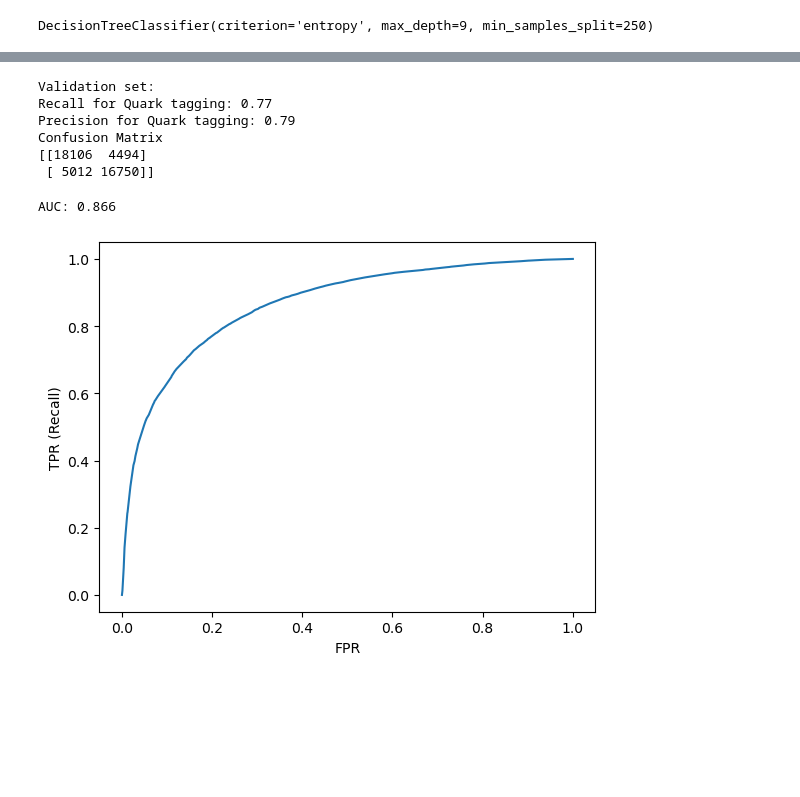
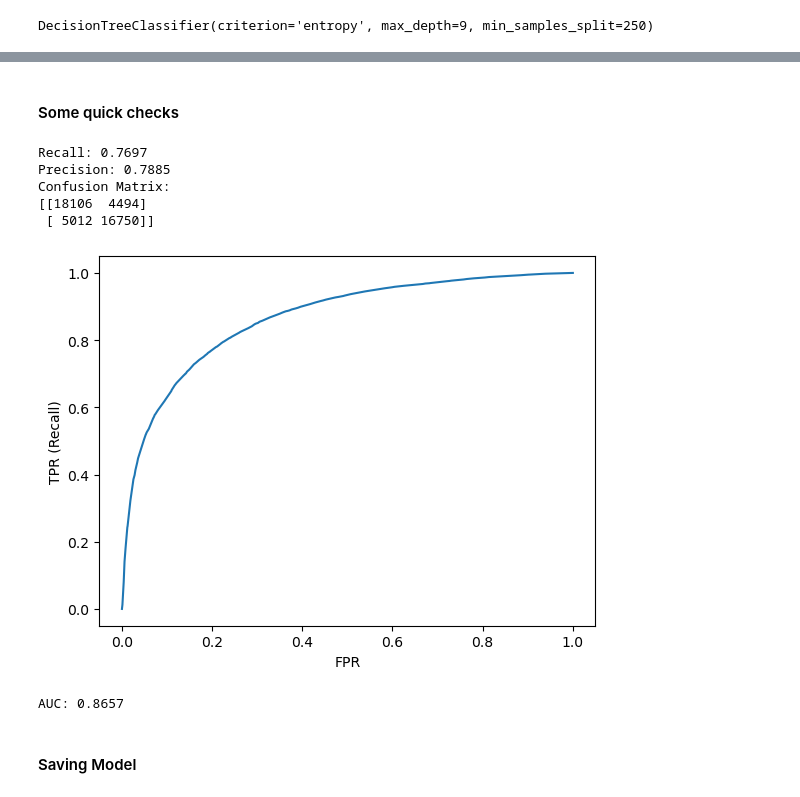
Before and after one commit to mathmartines/JetTagging, a Jupyter notebook: ML/EFPs/DecisionTree/QuarkGluon_Tagging.ipynb, the cells around one changed output, grey strips where cells are left out. Drawn from its saved outputs; the diff is of its cells as text; code cells hidden in the pictures; blank space fills up the shorter version.

```diff
--- a/ML/EFPs/DecisionTree/QuarkGluon_Tagging.ipynb
+++ b/ML/EFPs/DecisionTree/QuarkGluon_Tagging.ipynb
@@ -96,29 +99,21 @@ array([8.51976244e-01, 1.11035029e-01, 1.74483862e-03, 7.64639202e-03,
        0.00000000e+00, 0.00000000e+00])
+# %% [markdown]
+#### Some quick checks
 # %%
 y_val_predict = tree.predict(X_val)
-
-print("Validation set:")
-print(f"Recall for Quark tagging: {recall_score(y_val, y_val_predict):.2f}")
-print(f"Precision for Quark tagging: {precision_score(y_val, y_val_predict):.2f}")
-print("Confusion Matrix")
-print(confusion_matrix(y_val, y_val_predict, labels=[0, 1]))
+utilities.display_metrics(y_val, y_val_predict)
 # %% [output]
-Validation set:
-Recall for Quark tagging: 0.77
-Precision for Quark tagging: 0.79
-Confusion Matrix
+Recall: 0.7697
+Precision: 0.7885
+Confusion Matrix:
 [[18106  4494]
  [ 5012 16750]]
 # %%
 # roc curve on the validation set
 y_score = tree.predict_proba(X_val)
-
-# roc curve for top tagging
-fpr, tpr, _ = roc_curve(y_val, y_score[:, 1])
-plt.plot(fpr, tpr)
-plt.xlabel('FPR')
-plt.ylabel('TPR (Recall)')
-print(f"AUC: {auc(fpr, tpr):.3f}")
+utilities.display_roc_curve(y_val, y_score[:, 1])
 # %% [output]
+[figure]
-AUC: 0.866
+AUC: 0.8657
-[figure]
+# %% [markdown]
+#### Saving Model
```
Also changed, not shown: parts of 7 cells of this notebook, 6 other files.
